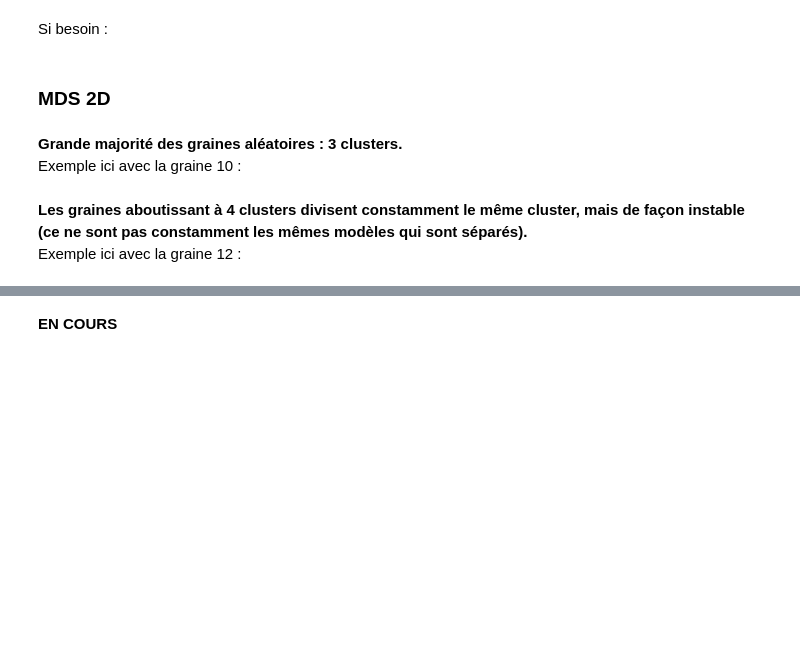
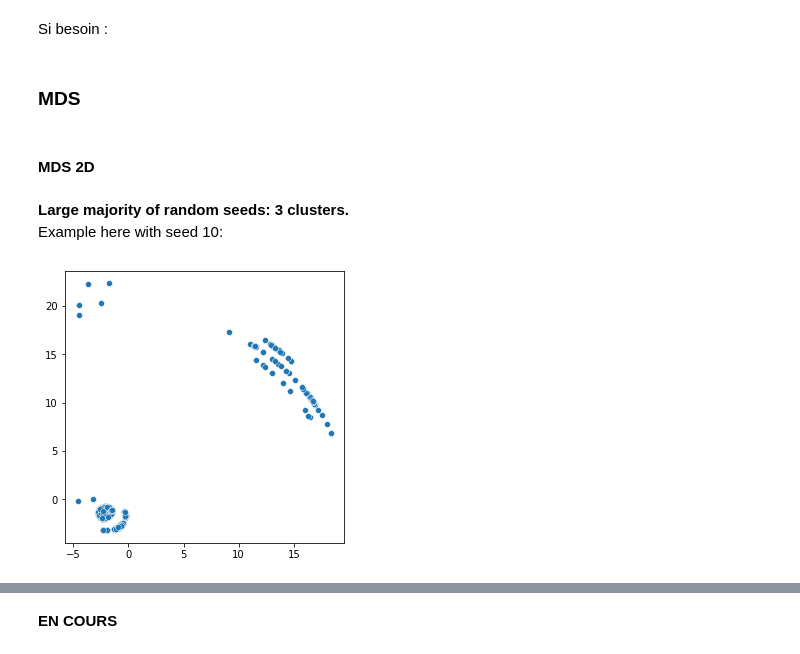
Before and after one commit to StephanieChevalier/notebooks_for_bonesis, a Jupyter notebook: applications/hematopoiesis/ensemble_analysis.ipynb, the cells around one changed output, grey strips where cells are left out. Cells and saved outputs as stored; diff of their text form; code cells hidden in the pictures; blank space fills up the shorter version.

Commit message:
ensemble analysis: en cours d'ajout

```diff
--- a/applications/hematopoiesis/ensemble_analysis.ipynb
+++ b/applications/hematopoiesis/ensemble_analysis.ipynb
@@ -126,7 +125,9 @@ import pickle
 with open('data/analysis/dissimilarity_matrix_1000.binary', 'wb') as f:
     pickle.dump(dissimilarity_matrix, f)
 # %%
-# récupération de la matrice de similarité :
+# recovery of the similarity matrix:
 import pickle
-with open('dissimilarity_matrix_1000.binary', 'rb') as f:
+with open('data/analysis/dissimilarity_matrix_1000.binary', 'rb') as f:
     dissimilarity_matrix = pickle.load(f)
+# %% [markdown]
+### MDS
@@ -133,17 +137,16 @@ with open('dissimilarity_matrix_1000.binary', 'rb') as f:
 # %% [markdown]
-### MDS 2D
+#### MDS 2D
-# %% [markdown]
-**Grande majorité des graines aléatoires : 3 clusters.**
-Exemple ici avec la graine 10 :
+# %% [markdown]
+**Large majority of random seeds: 3 clusters.**
+Example here with seed 10:
 # %%
 mds = manifold.MDS(
     dissimilarity="precomputed",
     random_state=10 #3 pour 250
 )
 npos = mds.fit_transform(dissimilarity_matrix)
 
-f = plt.figure(figsize=(10, 10))
+f = plt.figure(figsize=(5, 5))
 ax = sns.scatterplot(x=npos[:, 0], y=npos[:, 1])
+# %% [output]
+[figure, added]
-# %% [markdown]
-**Les graines aboutissant à 4 clusters divisent constamment le même cluster, mais de façon instable (ce ne sont pas constamment les mêmes modèles qui sont séparés).**
-Exemple ici avec la graine 12 :
```
Also changed, not shown: parts of 33 cells of this notebook, 1 other file.
